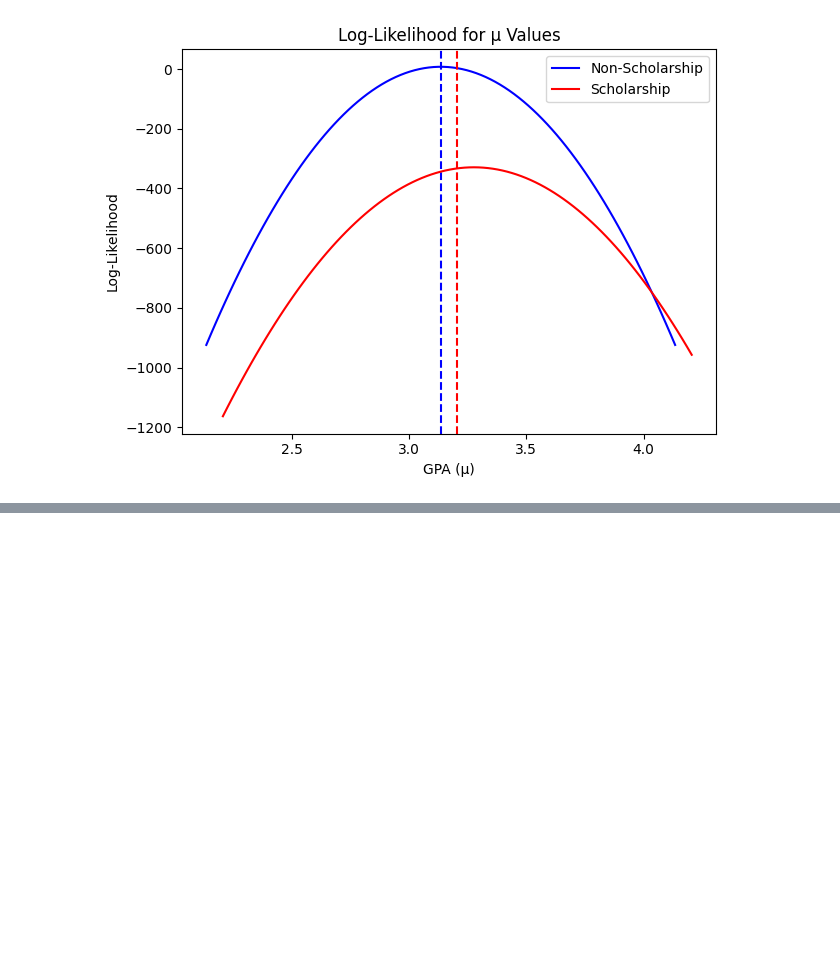
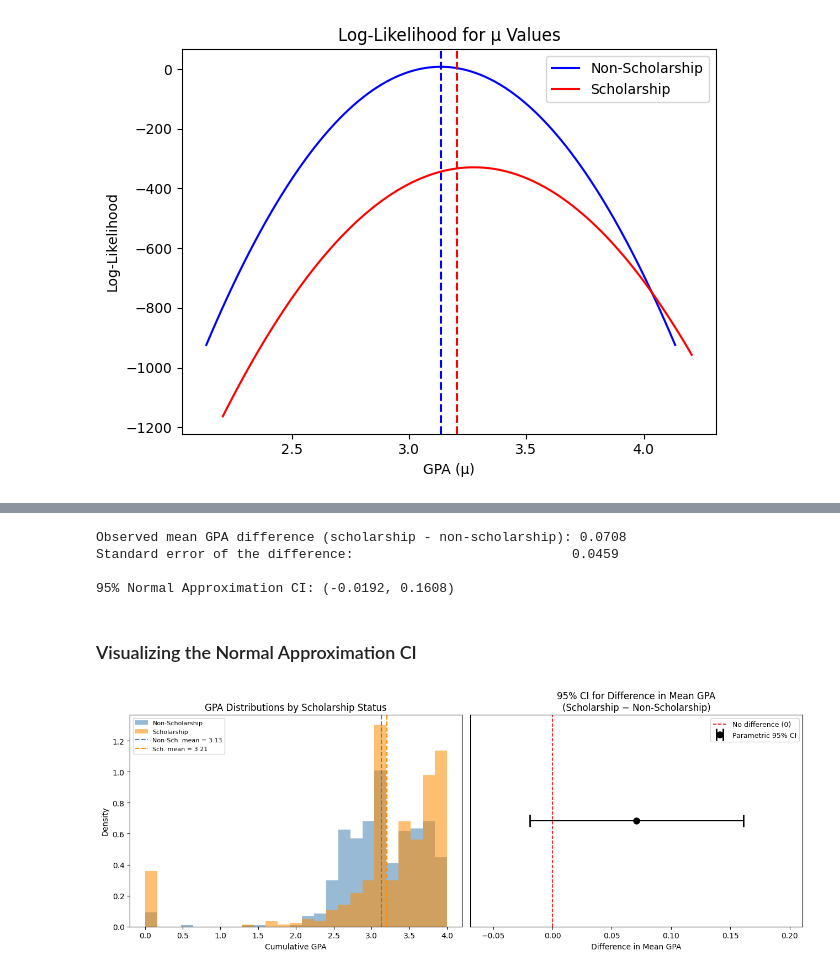
Before and after one commit to benberinsky/ds3026-final-project, a Jupyter notebook: final_project.ipynb, the cells around one changed output, grey strips where cells are left out. Saved outputs shown, nothing was run; the diff lists cells and outputs as text; code cells hidden in the pictures; blank space fills up the shorter version.

```diff
--- a/final_project.ipynb
+++ b/final_project.ipynb
@@ -256,0 +285,56 @@ In the visualization above, the log-likelihoods are plotted for the non-scholars
+# %%
+# --- Normal approximation confidence interval ---
+
+n_s  = len(scholarship)
+n_ns = len(non_scholarship)
+
+mean_diff = scholarship.mean() - non_scholarship.mean()
+se_diff   = np.sqrt(scholarship.var(ddof=1)/n_s + non_scholarship.var(ddof=1)/n_ns)
+
+z_crit  = 1.96  # 95% CI, two-tailed
+ci_low  = mean_diff - z_crit * se_diff
+ci_high = mean_diff + z_crit * se_diff
+
+print(f"Observed mean GPA difference (scholarship - non-scholarship): {mean_diff:.4f}")
+print(f"Standard error of the difference:                            {se_diff:.4f}")
+print(f"\n95% Normal Approximation CI: ({ci_low:.4f}, {ci_high:.4f})")
+# %% [output]
+Observed mean GPA difference (scholarship - non-scholarship): 0.0708
+Standard error of the difference:                            0.0459
+
+95% Normal Approximation CI: (-0.0192, 0.1608)
+# %% [markdown]
+### Visualizing the Normal Approximation CI
+# %%
+fig, axes = plt.subplots(1, 2, figsize=(13, 5))
+
+# Left: GPA distributions for both groups
+ax = axes[0]
+ax.hist(non_scholarship, bins=25, alpha=0.55, density=True, label='Non-Scholarship', color='steelblue')
+ax.hist(scholarship, bins=25, alpha=0.55, density=True, label='Scholarship', color='darkorange')
+ax.axvline(non_scholarship.mean(), color='steelblue', linestyle='--', linewidth=1.5, label=f'Non-Sch. mean = {non_scholarship.mean():.2f}')
+ax.axvline(scholarship.mean(), color='darkorange', linestyle='--', linewidth=1.5, label=f'Sch. mean = {scholarship.mean():.2f}')
+ax.set_title('GPA Distributions by Scholarship Status')
+ax.set_xlabel('Cumulative GPA')
+ax.set_ylabel('Density')
+ax.legend(fontsize=8)
+
+# Right: CI plot for the difference in means
+ax2 = axes[1]
+ax2.errorbar(
+    x=[mean_diff], y=[0],
+    xerr=[[mean_diff - ci_low], [ci_high - mean_diff]],
+    fmt='o', color='black', capsize=8, capthick=2, markersize=8, label='Parametric 95% CI'
+)
+ax2.axvline(0, color='red', linestyle='--', linewidth=1.2, label='No difference (0)')
+ax2.set_title('95% CI for Difference in Mean GPA\n(Scholarship − Non-Scholarship)')
+ax2.set_xlabel('Difference in Mean GPA')
+ax2.set_yticks([])
+ax2.legend(fontsize=9)
+ax2.set_xlim(ci_low - 0.05, ci_high + 0.05)
+
+plt.tight_layout()
+plt.savefig("./figures/mean_gpa_ci_and_distribution.png")
+plt.show()
+# %% [output]
+[figure, added]
```
Also changed, not shown: parts of 49 cells of this notebook, 4 other files.
